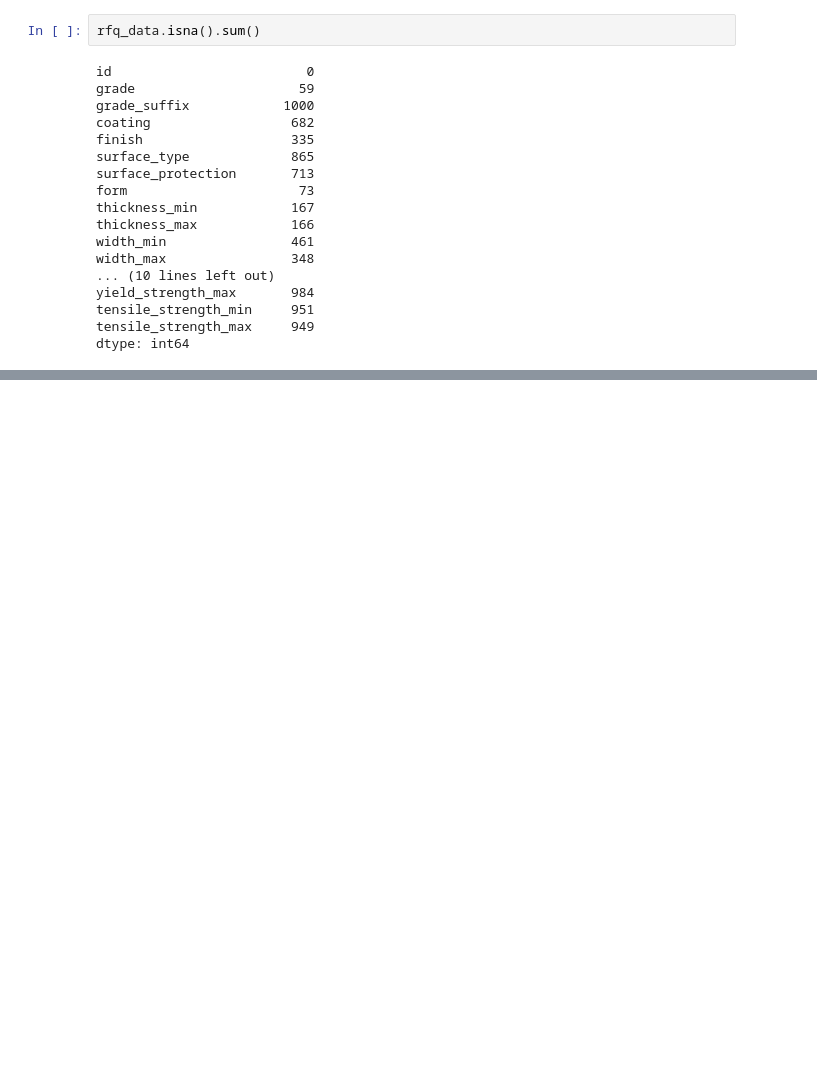
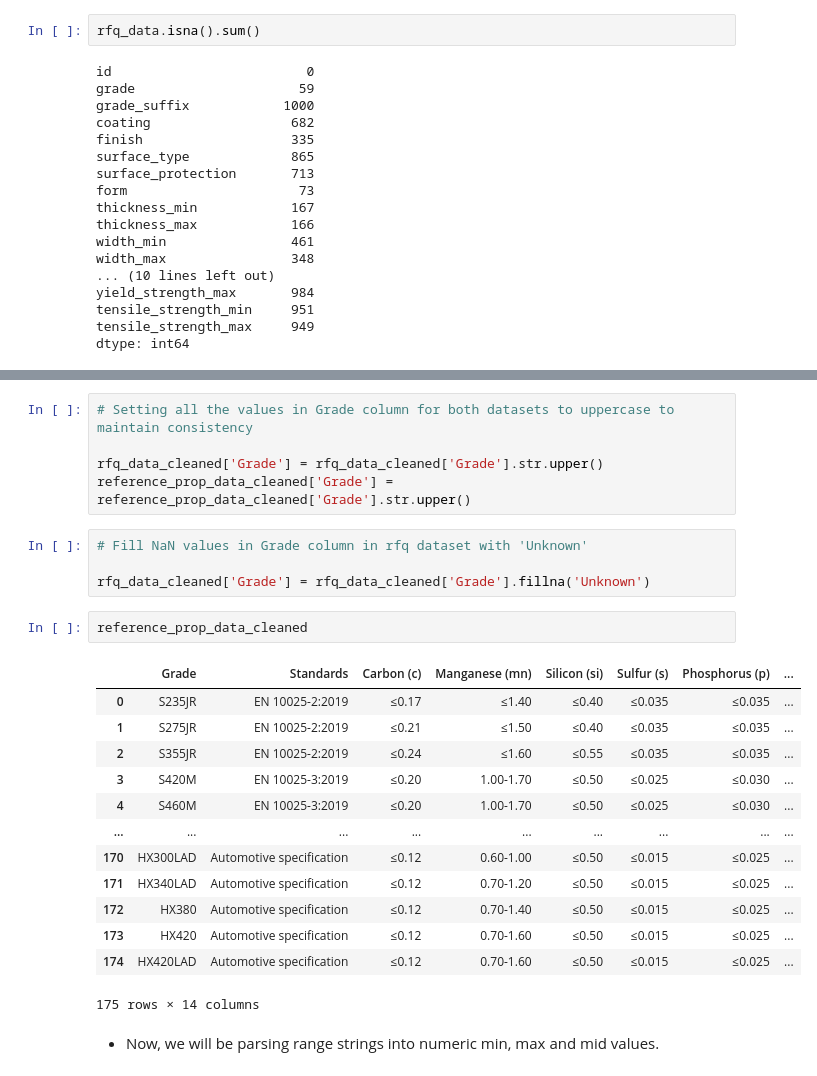
Before and after one commit to kartikeya1234/Vanilla-Steel-Case-Assignment, a Jupyter notebook: task_B.ipynb, the cells around one changed output, grey strips where cells are left out. Saved outputs shown, nothing was run; the diff lists cells and outputs as text; blank space fills up the shorter version.

```diff
--- a/task_B.ipynb
+++ b/task_B.ipynb
@@ -363,0 +84,27 @@ joined_dataset['surface_type'].isna().sum()
+# %%
+# Setting all the values in Grade column for both datasets to uppercase to maintain consistency
+
+rfq_data_cleaned['Grade'] = rfq_data_cleaned['Grade'].str.upper()
+reference_prop_data_cleaned['Grade'] = reference_prop_data_cleaned['Grade'].str.upper()
+# %%
+# Fill NaN values in Grade column in rfq dataset with 'Unknown'
+
+rfq_data_cleaned['Grade'] = rfq_data_cleaned['Grade'].fillna('Unknown')
+# %%
+reference_prop_data_cleaned
+# %% [output]
+|  | Grade | Standards | Carbon (c) | Manganese (mn) | Silicon (si) | Sulfur (s) | Phosphorus (p) | ... |
+| 0 | S235JR | EN 10025-2:2019 | ≤0.17 | ≤1.40 | ≤0.40 | ≤0.035 | ≤0.035 | ... |
+| 1 | S275JR | EN 10025-2:2019 | ≤0.21 | ≤1.50 | ≤0.40 | ≤0.035 | ≤0.035 | ... |
+| 2 | S355JR | EN 10025-2:2019 | ≤0.24 | ≤1.60 | ≤0.55 | ≤0.035 | ≤0.035 | ... |
+| 3 | S420M | EN 10025-3:2019 | ≤0.20 | 1.00-1.70 | ≤0.50 | ≤0.025 | ≤0.030 | ... |
+| 4 | S460M | EN 10025-3:2019 | ≤0.20 | 1.00-1.70 | ≤0.50 | ≤0.025 | ≤0.030 | ... |
+| ... | ... | ... | ... | ... | ... | ... | ... | ... |
+| 170 | HX300LAD | Automotive specification | ≤0.12 | 0.60-1.00 | ≤0.50 | ≤0.015 | ≤0.025 | ... |
+| 171 | HX340LAD | Automotive specification | ≤0.12 | 0.70-1.20 | ≤0.50 | ≤0.015 | ≤0.025 | ... |
+| 172 | HX380 | Automotive specification | ≤0.12 | 0.70-1.40 | ≤0.50 | ≤0.015 | ≤0.025 | ... |
+| 173 | HX420 | Automotive specification | ≤0.12 | 0.70-1.60 | ≤0.50 | ≤0.015 | ≤0.025 | ... |
+| 174 | HX420LAD | Automotive specification | ≤0.12 | 0.70-1.60 | ≤0.50 | ≤0.015 | ≤0.025 | ... |
+175 rows × 14 columns
+# %% [markdown]
+- Now, we will be parsing range strings into numeric min, max and mid values.
```
Also changed, not shown: parts of 38 cells of this notebook.
